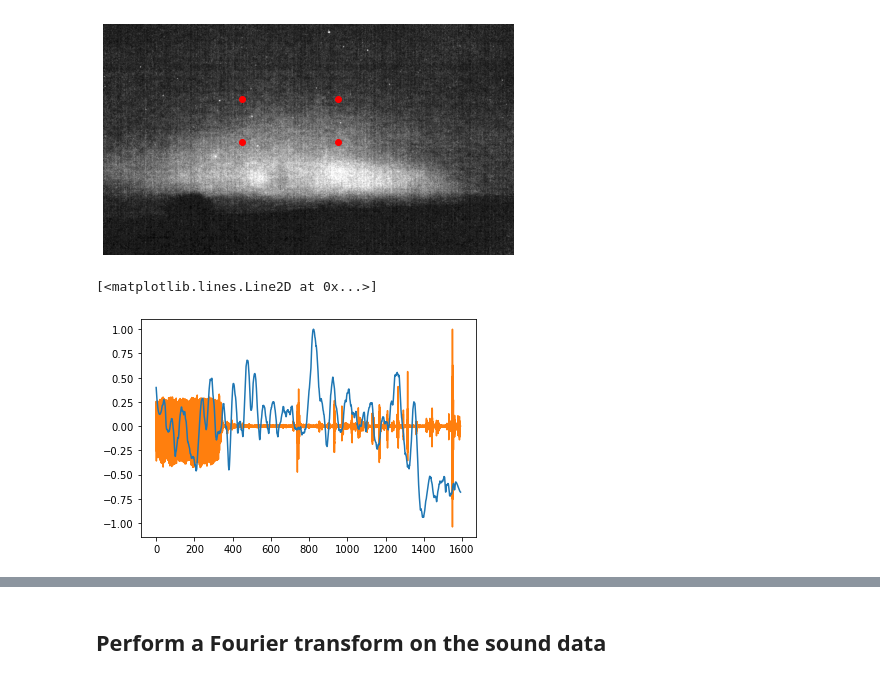
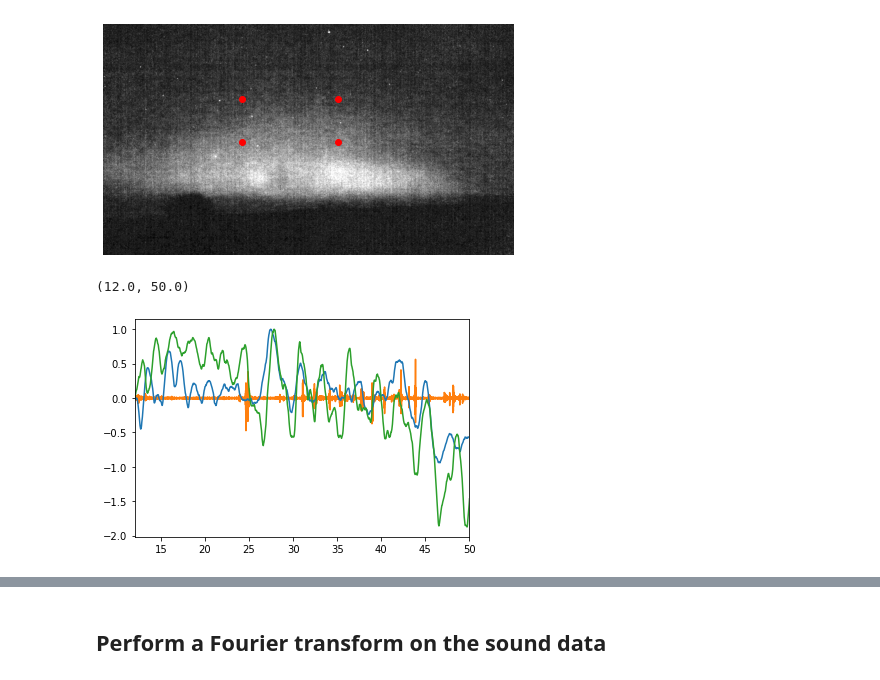
Before and after one commit to rileytroyer/pa-citizen-science, a Jupyter notebook: ludes-pa-sound.ipynb, the cells around one changed output, grey strips where cells are left out. Saved outputs shown, nothing was run; the diff lists cells and outputs as text; code cells hidden in the pictures.

```diff
--- a/ludes-pa-sound.ipynb
+++ b/ludes-pa-sound.ipynb
@@ -49,6 +49,11 @@ def read_grayscale_frame(video, frame):
 video = cv2.VideoCapture(data_dir + filename)
 audio_array = mp.VideoFileClip(data_dir
                                + filename).audio.to_soundarray()[:, 0]
+
+# And some useful metadata
+total_frames = int(video.get(cv2.CAP_PROP_FRAME_COUNT))
+fps = video.get(cv2.CAP_PROP_FPS)
+total_time = total_frames/fps
 # %%
 # Plot a frame
 frame = 0
@@ -169,6 +179,7 @@ plt.tight_layout()
 # Plot average of pixel box for each frame
 total_frames = int(video.get(cv2.CAP_PROP_FRAME_COUNT))
 avg_intensity = np.zeros(total_frames)
+avg_intensity_2 = np.zeros(total_frames)
 
 for frame in np.arange(0, total_frames):
 
@@ -176,7 +187,8 @@ for frame in np.arange(0, total_frames):
     img = read_grayscale_frame(video, frame)
 
     # Get average for pixel box
-    avg_intensity[frame] = np.mean(img[350:550, 650:1100])
+    avg_intensity[frame] = np.mean(img)#np.mean(img[350:550, 650:1100])
+    avg_intensity_2[frame] = np.mean(img[600:800, 900:1400])
 # %%
 # # Calculate the rolling average of the event
 # N = 30
@@ -190,23 +202,26 @@ for frame in np.arange(0, total_frames):
 # Calculate the rolling average of the event
 avg_intensity_smoothed = savgol_filter(avg_intensity, 51, 3)
 
-# Shift so average is zero
-avg_intensity_smoothed = (avg_intensity_smoothed
-                          - np.mean(avg_intensity_smoothed))
+# # Shift so average is zero
+# avg_intensity_smoothed = (avg_intensity_smoothed
+#                           - np.mean(avg_intensity_smoothed))
 
-# Normalize so max is 1
-avg_intensity_smoothed = (avg_intensity_smoothed
-                          /np.max(avg_intensity_smoothed))
+# # Normalize so max is 1
+# avg_intensity_smoothed = (avg_intensity_smoothed
+#                           /np.max(avg_intensity_smoothed))
 
 # Normalize audio so max is also 1
 audio_array = audio_array/np.max(audio_array)
 # %%
 # Plot average along with audio
-audio_x = np.linspace(0, total_frames, len(audio_array))
-video_x = np.linspace(0, total_frames, len(avg_intensity_smoothed))
+audio_x = np.linspace(0, total_time, len(audio_array))
+video_x = np.linspace(0, total_time, len(avg_intensity_smoothed))
 
 plt.plot(audio_x, audio_array, color='C1')
 plt.plot(video_x, avg_intensity_smoothed, color='C0')
+plt.plot(video_x, avg_intensity_smoothed_2, color='C2')
+
+plt.xlim(12, 50)
 # %% [output]
-[<matplotlib.lines.Line2D at 0x...>]
+(12.0, 50.0)
-[figure, old version]
+[figure, new version]
```
Also changed, not shown: parts of 7 cells of this notebook.
